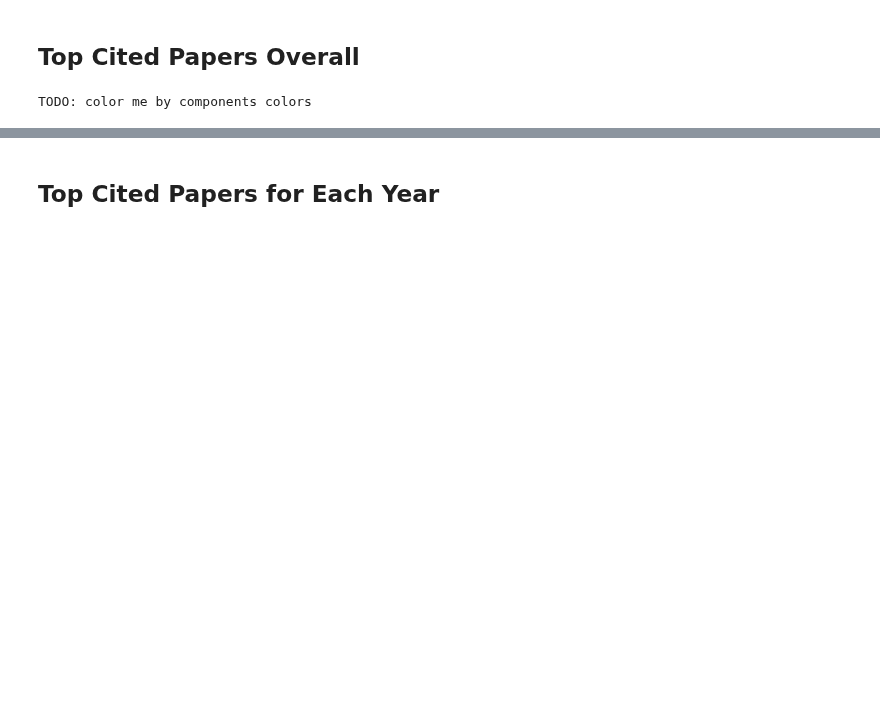
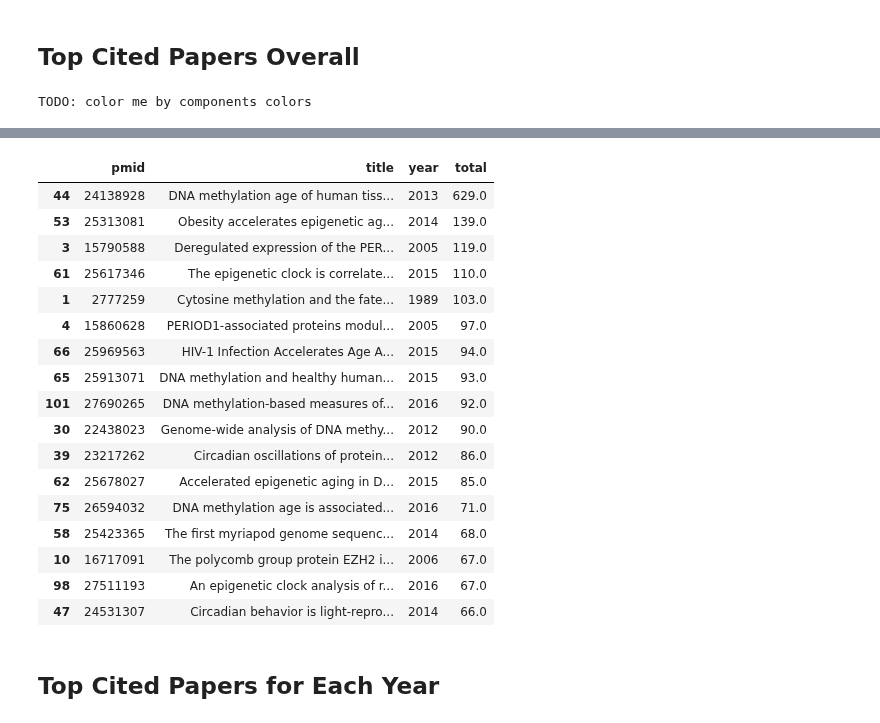
Before and after one commit to JetBrains-Research/pubtrends, a Jupyter notebook: models/key_papers.ipynb, the cells around one changed output, grey strips where cells are left out. Saved outputs shown, nothing was run; the diff lists cells and outputs as text; code cells hidden in the pictures; blank space fills up the shorter version.

```diff
--- a/models/key_papers.ipynb
+++ b/models/key_papers.ipynb
@@ -543,13 +523,18 @@ for c in range(n_comps):
 df_all = df_all.sort_values(by='total', ascending=False)
 # %%
 THRESHOLD = 0.1 # 10 %
-MAX_PAPERS = 100
+MAX_PAPERS = 20
 # %%
 print('TODO: color me by components colors')
 papers_to_show = min(MAX_PAPERS, round(len(analyzer.cit_df) * THRESHOLD))
+
+
 ds_top = build_data_source(df_all.iloc[:papers_to_show, :])
 layout_top = serve_scatter_article_layout(ds_top, 'Top cited papers', year_range=[min_year, max_year])
 show(layout_top)
+
+logging.info('Top cited papers in total')
+df_all.sort_values('total', axis=0, ascending = False)[['pmid', 'title', 'year', 'total']].head(papers_to_show)
 # %% [output]
 TODO: color me by components colors
 [interactive output not drawn]
@@ -557,3 +543,21 @@ TODO: color me by components colors
+|  | pmid | title | year | total |
+| 44 | 24138928 | DNA methylation age of human tiss... | 2013 | 629.0 |
+| 53 | 25313081 | Obesity accelerates epigenetic ag... | 2014 | 139.0 |
+| 3 | 15790588 | Deregulated expression of the PER... | 2005 | 119.0 |
+| 61 | 25617346 | The epigenetic clock is correlate... | 2015 | 110.0 |
+| 1 | 2777259 | Cytosine methylation and the fate... | 1989 | 103.0 |
+| 4 | 15860628 | PERIOD1-associated proteins modul... | 2005 | 97.0 |
+| 66 | 25969563 | HIV-1 Infection Accelerates Age A... | 2015 | 94.0 |
+| 65 | 25913071 | DNA methylation and healthy human... | 2015 | 93.0 |
+| 101 | 27690265 | DNA methylation-based measures of... | 2016 | 92.0 |
+| 30 | 22438023 | Genome-wide analysis of DNA methy... | 2012 | 90.0 |
+| 39 | 23217262 | Circadian oscillations of protein... | 2012 | 86.0 |
+| 62 | 25678027 | Accelerated epigenetic aging in D... | 2015 | 85.0 |
+| 75 | 26594032 | DNA methylation age is associated... | 2016 | 71.0 |
+| 58 | 25423365 | The first myriapod genome sequenc... | 2014 | 68.0 |
+| 10 | 16717091 | The polycomb group protein EZH2 i... | 2006 | 67.0 |
+| 98 | 27511193 | An epigenetic clock analysis of r... | 2016 | 67.0 |
+| 47 | 24531307 | Circadian behavior is light-repro... | 2014 | 66.0 |
 # %% [markdown]
 ## Top Cited Papers for Each Year
 # %%
```
Also changed, not shown: parts of 20 cells of this notebook, 1 other file.
